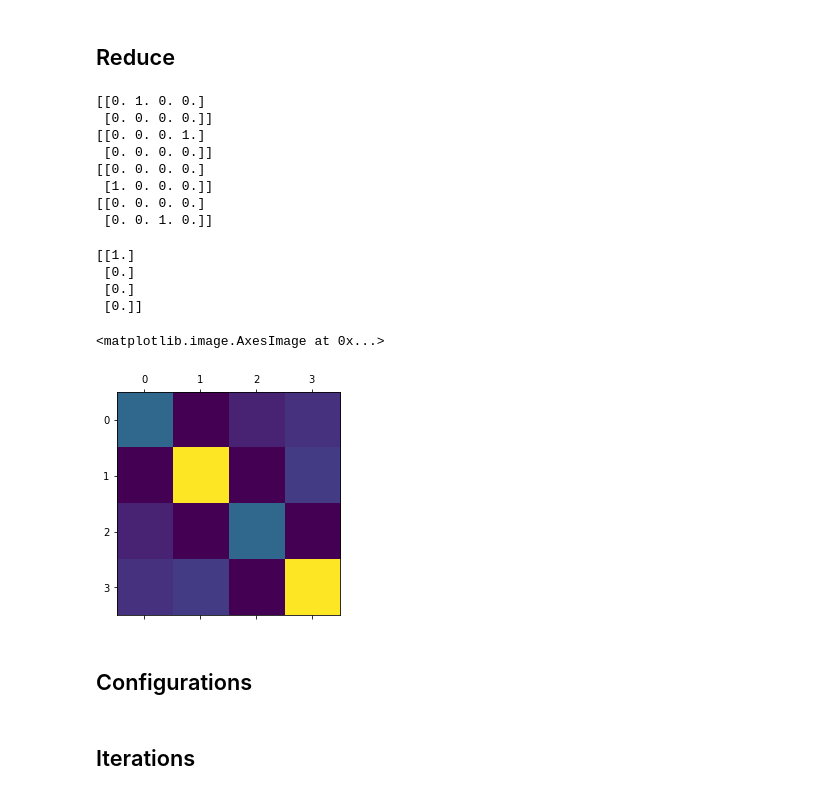
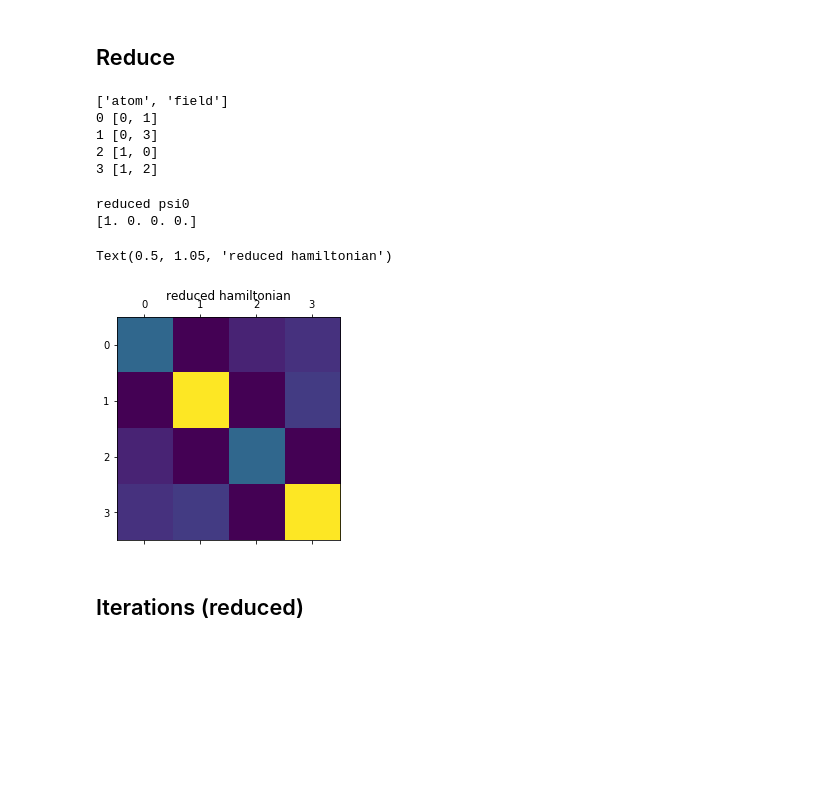
Before and after one commit to ZhengKeli/BraAndKet, a Jupyter notebook: example1_atom_in_field.ipynb, the cells around one changed output. Cells and saved outputs as stored; diff of their text form; code cells hidden in the pictures; blank space fills up the shorter version.

```diff
--- a/example1_atom_in_field.ipynb
+++ b/example1_atom_in_field.ipynb
@@ -127,4 +134,0 @@ plt.show()
-# %%
-psi0 = atom.eigenstate(0) @ field.eigenstate(1)
-
-print(psi0.flattened_values)
@@ -140,31 +135,30 @@ print(psi0.flattened_values)
 # %% [markdown]
 ## Reduce
-# %%
-reduced_space = bnk.ReducedHSpace([psi0],[hamiltonian],'reduced_system')
-
-for eigenstate in reduced_space.org_eigenstates:
-    print(eigenstate.values)
-# %% [output]
-[[0. 1. 0. 0.]
- [0. 0. 0. 0.]]
-[[0. 0. 0. 1.]
- [0. 0. 0. 0.]]
-[[0. 0. 0. 0.]
- [1. 0. 0. 0.]]
-[[0. 0. 0. 0.]
- [0. 0. 1. 0.]]
+# %%
+reduced_space = bnk.ReducedHSpace.from_seed(
+    [psi0],[hamiltonian],'reduced_system')
+
+print([dim.name for dim in reduced_space.org_eigenstates[0].dims])
+for i, org_eigenstate in enumerate(reduced_space.org_eigenstates):
+    code = list(np.transpose(np.where(org_eigenstate.values))[0])
+    print(i, code)
+# %% [output]
+['atom', 'field']
+0 [0, 1]
+1 [0, 3]
+2 [1, 0]
+3 [1, 2]
 # %%
 reduced_psi0 = reduced_space.reduce(psi0)
 reduced_hamiltonian = reduced_space.reduce(hamiltonian)
 
-print(reduced_psi0.flattened_values)
+print('reduced psi0')
+print(reduced_psi0.values)
+
 plt.matshow(reduced_hamiltonian.flattened_values)
+plt.title("reduced hamiltonian")
 # %% [output]
-[[1.]
- [0.]
- [0.]
- [0.]]
+reduced psi0
+[1. 0. 0. 0.]
-<matplotlib.image.AxesImage at 0x...>
+Text(0.5, 1.05, 'reduced hamiltonian')
-[figure, old version]
+[figure, new version]
-# %% [markdown]
-## Configurations
@@ -176,2 +165,2 @@ dlt = mt/200
 # %% [markdown]
-## Iterations
+## Iterations (reduced)
```
Also changed, not shown: parts of 13 cells of this notebook, 2 other files.
